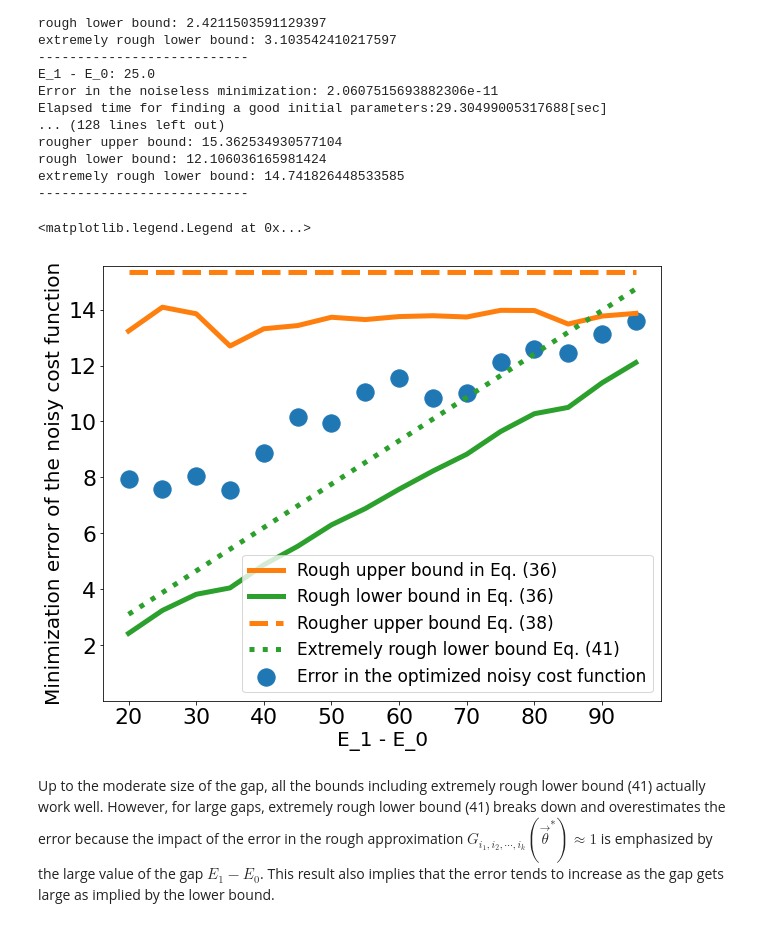
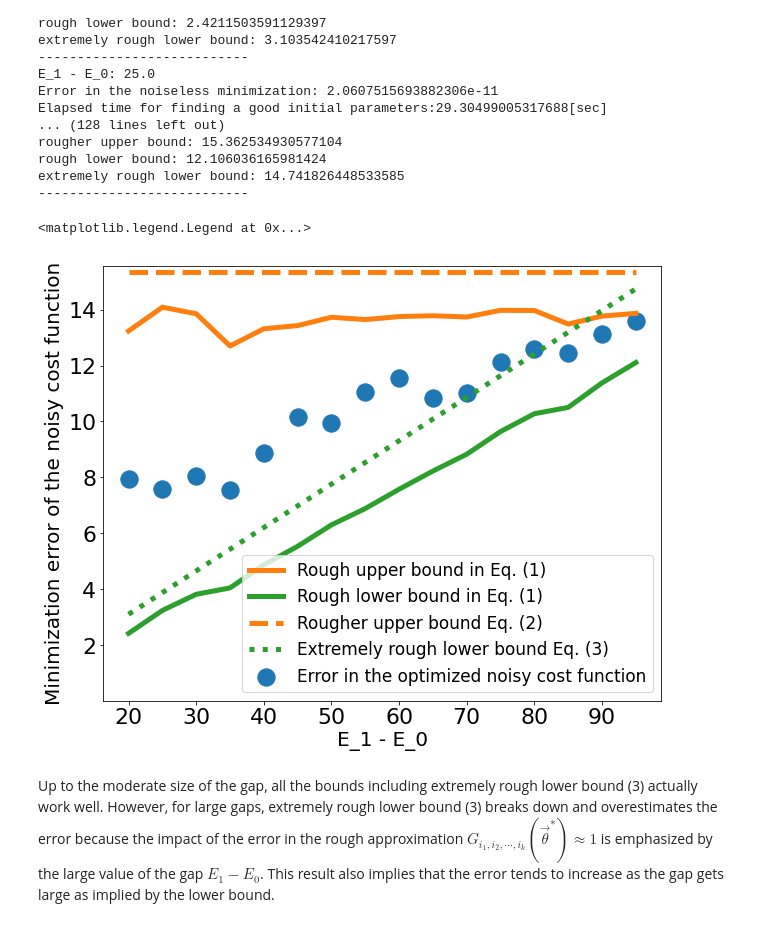
Before and after one commit to kosukeitos/VQA_Error_Bounds, a Jupyter notebook: Error_bounds.ipynb, the cells around one changed output. Saved outputs shown, nothing was run; the diff lists cells and outputs as text; code cells hidden in the pictures.

```diff
--- a/Error_bounds.ipynb
+++ b/Error_bounds.ipynb
@@ -310,14 +337,16 @@ fig, axes = plt.subplots(1, 1, figsize = (10, 8))
 noise_rate_list = np.array(noise_rate_list)
 
 axes.scatter(noise_rate_list, error_list_H, label="Error in the optimized noisy cost function", s=300)
-axes.plot(noise_rate_list, UB_list_H, label="Rough upper bound in Eq. (36)", color = 'tab:orange', lw = 5)
-axes.plot(noise_rate_list, LB_list_H, label="Rough lower bound in Eq. (36)", color = 'tab:green', lw = 5)
-axes.plot(noise_rate_list, UB_rougher_list_H, label="Rougher upper bound Eq. (38)", color = 'tab:orange', lw = 5, linestyle = 'dashed')
-axes.plot(noise_rate_list, LB_extr_list_H, label="Extremely rough lower bound Eq. (41)", color = 'tab:green', linestyle = 'dotted', lw = 5)
+axes.plot(noise_rate_list, UB_list_H, label="Rough upper bound in Eq. (1)", color = 'tab:orange', lw = 5)
+axes.plot(noise_rate_list, UB_norm_list, label="Rough upper bound in Eq. (1) using norm", color = 'tab:red', lw = 5)
+axes.plot(noise_rate_list, LB_list_H, label="Rough lower bound in Eq. (1)", color = 'tab:green', lw = 5)
+axes.plot(noise_rate_list, UB_rougher_list_H, label="Rougher upper bound Eq. (2)", color = 'tab:orange', lw = 5, linestyle = 'dashed')
+axes.plot(noise_rate_list, UB_rougher_norm_list, label="Rougher upper bound Eq. (2) using norm", color = 'tab:red', lw = 5, linestyle = 'dashed')
+axes.plot(noise_rate_list, LB_extr_list_H, label="Extremely rough lower bound Eq. (3)", color = 'tab:green', linestyle = 'dotted', lw = 5)
 
 plt.xticks(fontsize=22)
 plt.yticks(fontsize=22)
-plt.rc('legend',fontsize=17)
+plt.rc('legend',fontsize=15)
 
 axes.set_yscale('log')
 axes.set_xscale('log')
@@ -721,27 +751,27 @@ extremely rough lower bound: 14.741826448533585
 # %%
 fig, axes = plt.subplots(1, 1, figsize = (10, 8))
 
 axes.scatter(gap_list, error_list_gap, label="Error in the optimized noisy cost function", s=300)
-axes.plot(gap_list, UB_list_gap, label="Rough upper bound in Eq. (36)", color='tab:orange', lw=5)
-axes.plot(gap_list, LB_list_gap, label="Rough lower bound in Eq. (36)", color='tab:green', lw=5)
-axes.plot(gap_list, UB_rougher_list_gap, label="Rougher upper bound Eq. (38)", color='tab:orange', lw=5, linestyle='dashed')
-axes.plot(gap_list, LB_extr_list_gap, label="Extremely rough lower bound Eq. (41)", color='tab:green', lw=5, linestyle='dotted')
+axes.plot(gap_list, UB_list_gap, label="Rough upper bound in Eq. (1)", color='tab:orange', lw=5)
+axes.plot(gap_list, LB_list_gap, label="Rough lower bound in Eq. (1)", color='tab:green', lw=5)
+axes.plot(gap_list, UB_rougher_list_gap, label="Rougher upper bound Eq. (2)", color='tab:orange', lw=5, linestyle='dashed')
+axes.plot(gap_list, LB_extr_list_gap, label="Extremely rough lower bound Eq. (3)", color='tab:green', lw=5, linestyle='dotted')
 
 plt.ylim(0.01, UB_rougher_list_gap[0]+0.2)
 
 plt.xticks(fontsize=22)
 plt.yticks(fontsize=22)
 plt.rc('legend',fontsize=17)
 
 axes.set_xlabel('E_1 - E_0', fontsize=20)
 axes.set_ylabel('Minimization error of the noisy cost function', fontsize=20)
 
 
 axes.legend(loc=0)
 # %% [output]
 <matplotlib.legend.Legend at 0x...>
-[figure, old version]
+[figure, new version]
 # %% [markdown]
-Up to the moderate size of the gap, all the bounds including extremely rough lower bound (41) actually work well.
-However, for large gaps, extremely rough lower bound (41) breaks down and overestimates the error because the impact of the error in the rough approximation $G_{i_1,i_2,\cdots,i_k}(\vec{\theta}^*)\approx 1$ is emphasized by the large value of the gap $E_1 - E_0$.
+Up to the moderate size of the gap, all the bounds including extremely rough lower bound (3) actually work well.
+However, for large gaps, extremely rough lower bound (3) breaks down and overestimates the error because the impact of the error in the rough approximation $G_{i_1,i_2,\cdots,i_k}(\vec{\theta}^*)\approx 1$ is emphasized by the large value of the gap $E_1 - E_0$.
 This result also implies that the error tends to increase as the gap gets large as implied by the lower bound.
```
Also changed, not shown: parts of 6 cells of this notebook.
